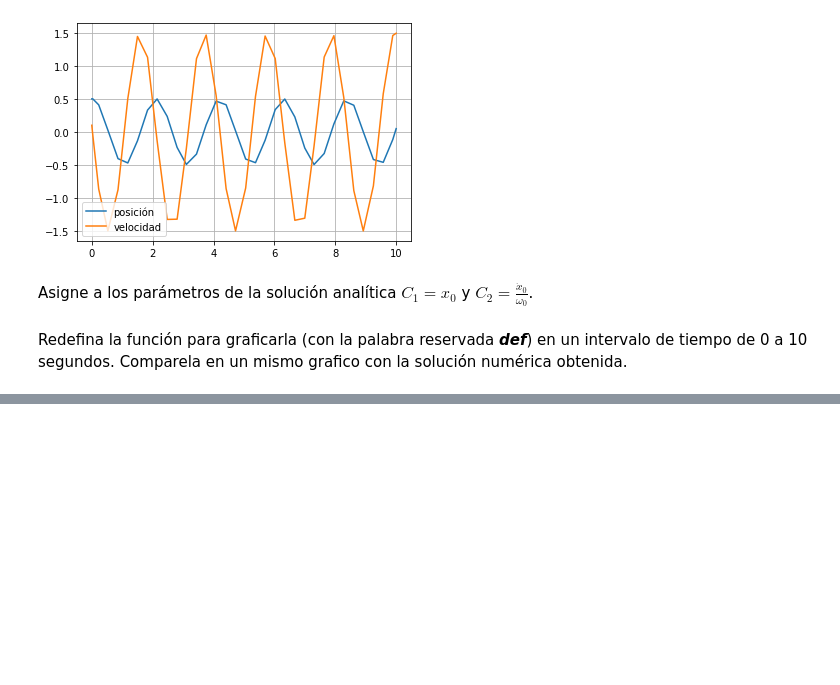
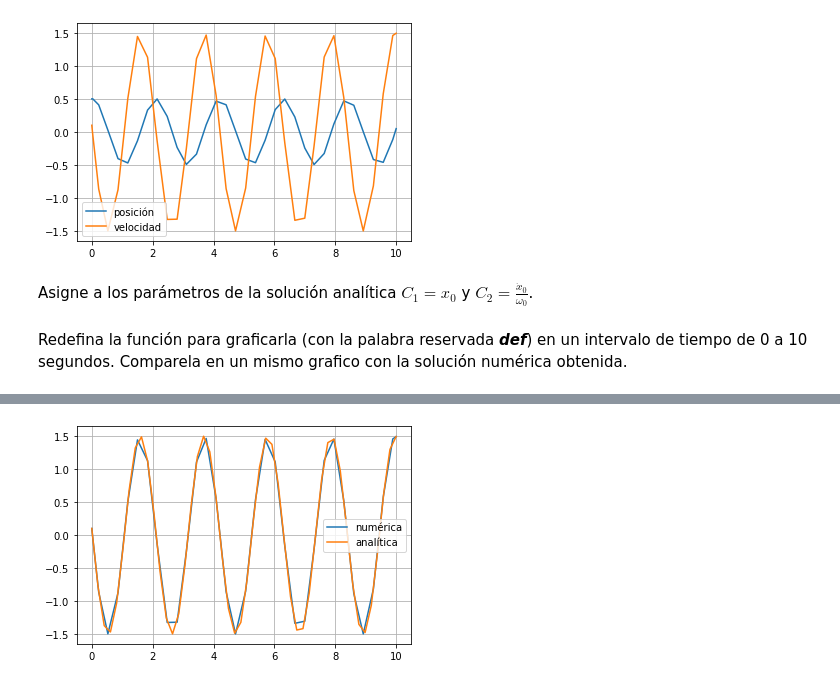
Before and after one commit to aluisaespinoza1/Repositorio, a Jupyter notebook: Actividad - Ecuaciones diferenciales.ipynb, the cells around one changed output, grey strips where cells are left out. Cells and saved outputs as stored; diff of their text form; code cells hidden in the pictures; blank space fills up the shorter version.

```diff
--- a/Actividad - Ecuaciones diferenciales.ipynb
+++ b/Actividad - Ecuaciones diferenciales.ipynb
@@ -114,9 +114,9 @@ t=np.linspace(0,10)
 p=posicion(t,w0)
 v=velocidad(t)
 # %%
-plt.figure()
-plt.plot(SOL_2.t,SOL_2.y[0], label="numérica")
-plt.plot(t,p, label="analítica")
-plt.legend()
-plt.title("")
-plt.grid()
+def graf(xn,yn,xa,ya):
+    plt.figure()
+    plt.plot(xn,yn, label="numérica")
+    plt.plot(xa,ya, label="analítica")
+    plt.legend()
+    plt.grid()
@@ -124,0 +128,4 @@ plt.grid()
+# %%
+graf(SOL_2.t,SOL_2.y[1],t,v)#vlocidad
+# %% [output]
+[figure, added]
```
Also changed, not shown: parts of 2 cells of this notebook.
